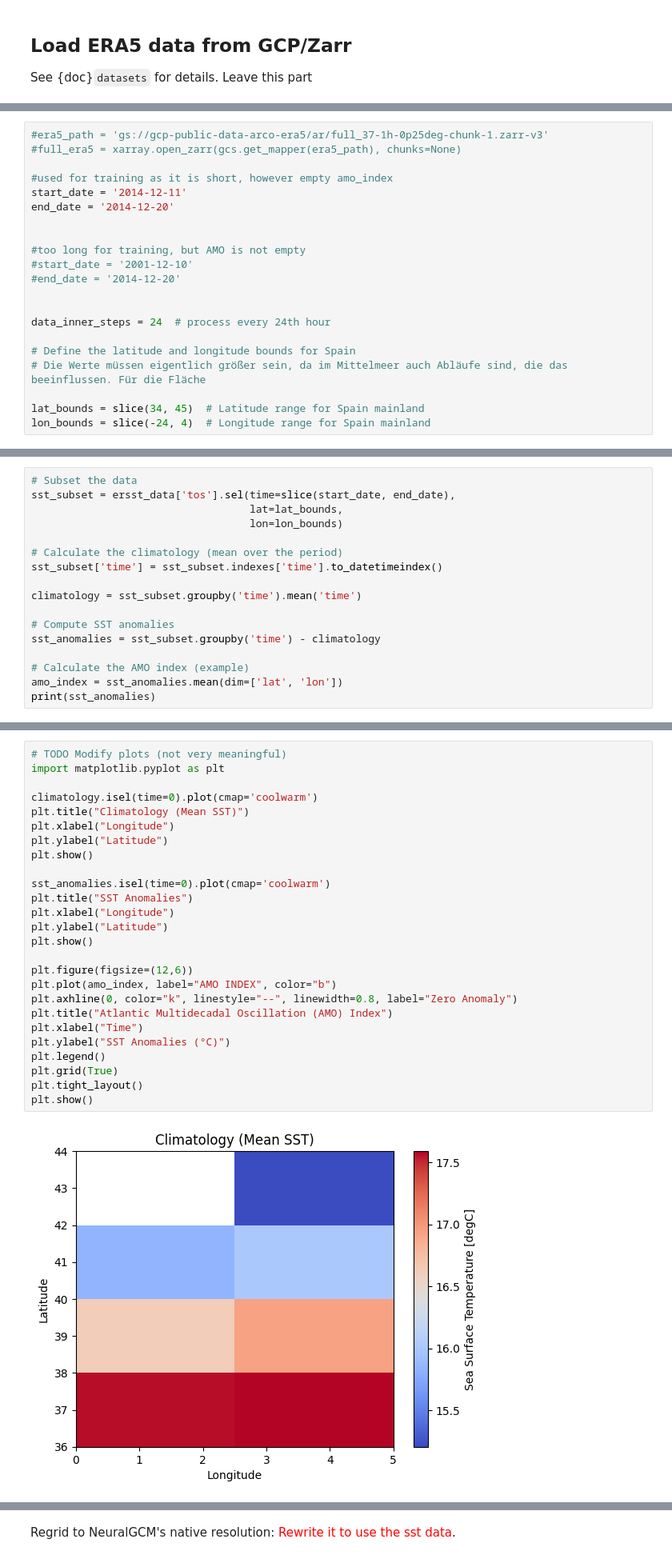
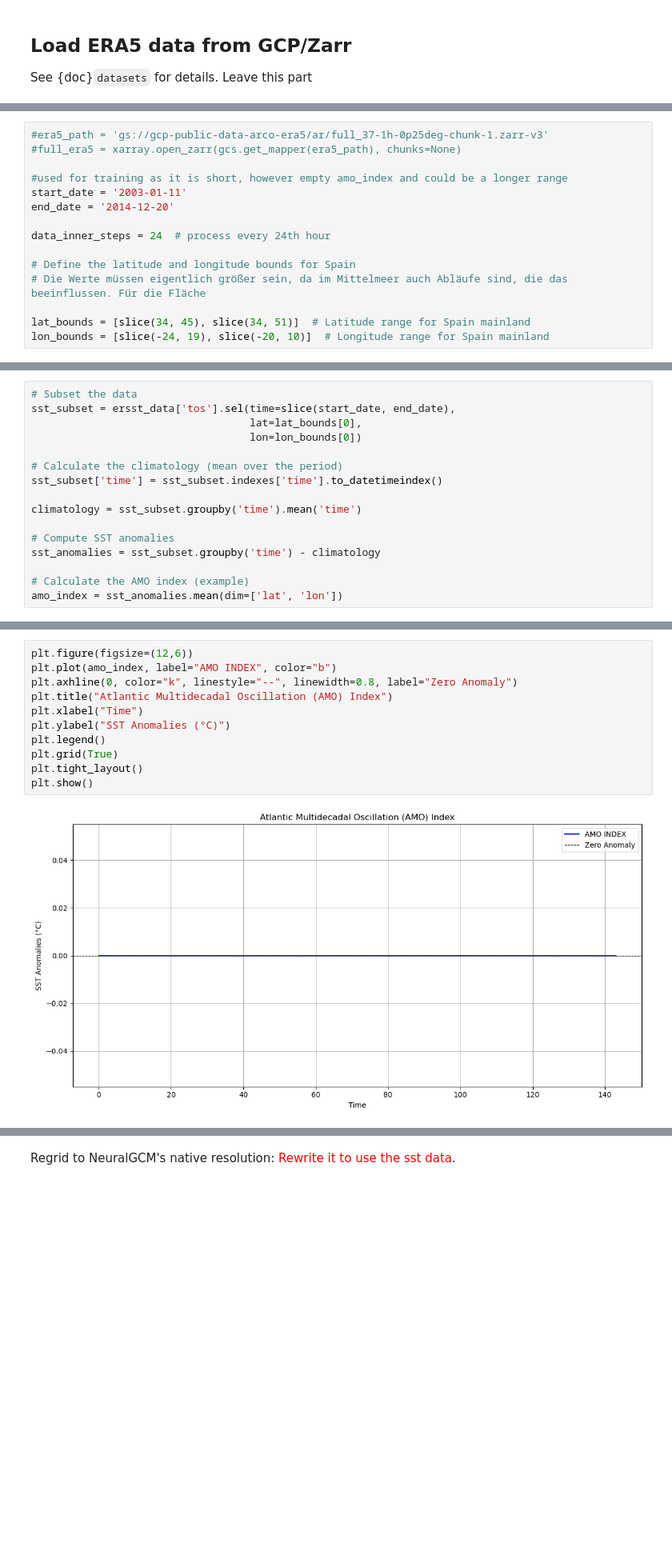
Before and after one commit to KathyBees/AI_Climate, a Jupyter notebook: drought_detection.ipynb, the cells around one changed output, grey strips where cells are left out. Shown at 80% size. Cells and saved outputs as stored; diff of their text form; blank space fills up the shorter version.

Commit message:
Added Visualization maps and new longitudes and latitudes

```diff
--- a/drought_detection.ipynb
+++ b/drought_detection.ipynb
@@ -113,20 +113,14 @@ Checklist: \
 #era5_path = 'gs://gcp-public-data-arco-era5/ar/full_37-1h-0p25deg-chunk-1.zarr-v3'
 #full_era5 = xarray.open_zarr(gcs.get_mapper(era5_path), chunks=None)
 
-#used for training as it is short, however empty amo_index
-start_date = '2014-12-11'
+#used for training as it is short, however empty amo_index and could be a longer range
+start_date = '2003-01-11'
 end_date = '2014-12-20'
-
-
-#too long for training, but AMO is not empty
-#start_date = '2001-12-10'
-#end_date = '2014-12-20'
-
 
 data_inner_steps = 24  # process every 24th hour
 
 # Define the latitude and longitude bounds for Spain
 # Die Werte müssen eigentlich größer sein, da im Mittelmeer auch Abläufe sind, die das beeinflussen. Für die Fläche
 
-lat_bounds = slice(34, 45)  # Latitude range for Spain mainland
-lon_bounds = slice(-24, 4)  # Longitude range for Spain mainland
+lat_bounds = [slice(34, 45), slice(34, 51)]  # Latitude range for Spain mainland
+lon_bounds = [slice(-24, 19), slice(-20, 10)]  # Longitude range for Spain mainland
@@ -139,8 +129,8 @@ lon_bounds = slice(-24, 4)  # Longitude range for Spain mainland
 # %%
 # Subset the data
 sst_subset = ersst_data['tos'].sel(time=slice(start_date, end_date),
-                                   lat=lat_bounds,
-                                   lon=lon_bounds)
+                                   lat=lat_bounds[0],
+                                   lon=lon_bounds[0])
 
 # Calculate the climatology (mean over the period)
 sst_subset['time'] = sst_subset.indexes['time'].to_datetimeindex()
@@ -152,4 +142,3 @@ sst_anomalies = sst_subset.groupby('time') - climatology
 
 # Calculate the AMO index (example)
 amo_index = sst_anomalies.mean(dim=['lat', 'lon'])
-print(sst_anomalies)
@@ -166,28 +177,13 @@ Coordinates:
 # %%
-# TODO Modify plots (not very meaningful)
-import matplotlib.pyplot as plt
-
-climatology.isel(time=0).plot(cmap='coolwarm')
-plt.title("Climatology (Mean SST)")
-plt.xlabel("Longitude")
-plt.ylabel("Latitude")
-plt.show()
-
-sst_anomalies.isel(time=0).plot(cmap='coolwarm')
-plt.title("SST Anomalies")
-plt.xlabel("Longitude")
-plt.ylabel("Latitude")
-plt.show()
-
 plt.figure(figsize=(12,6))
 plt.plot(amo_index, label="AMO INDEX", color="b")
 plt.axhline(0, color="k", linestyle="--", linewidth=0.8, label="Zero Anomaly")
 plt.title("Atlantic Multidecadal Oscillation (AMO) Index")
 plt.xlabel("Time")
 plt.ylabel("SST Anomalies (°C)")
 plt.legend()
 plt.grid(True)
 plt.tight_layout()
 plt.show()
 # %% [output]
-[figure, old version]
+[figure, new version]
```
Also changed, not shown: parts of 18 cells of this notebook, 3 other files.
